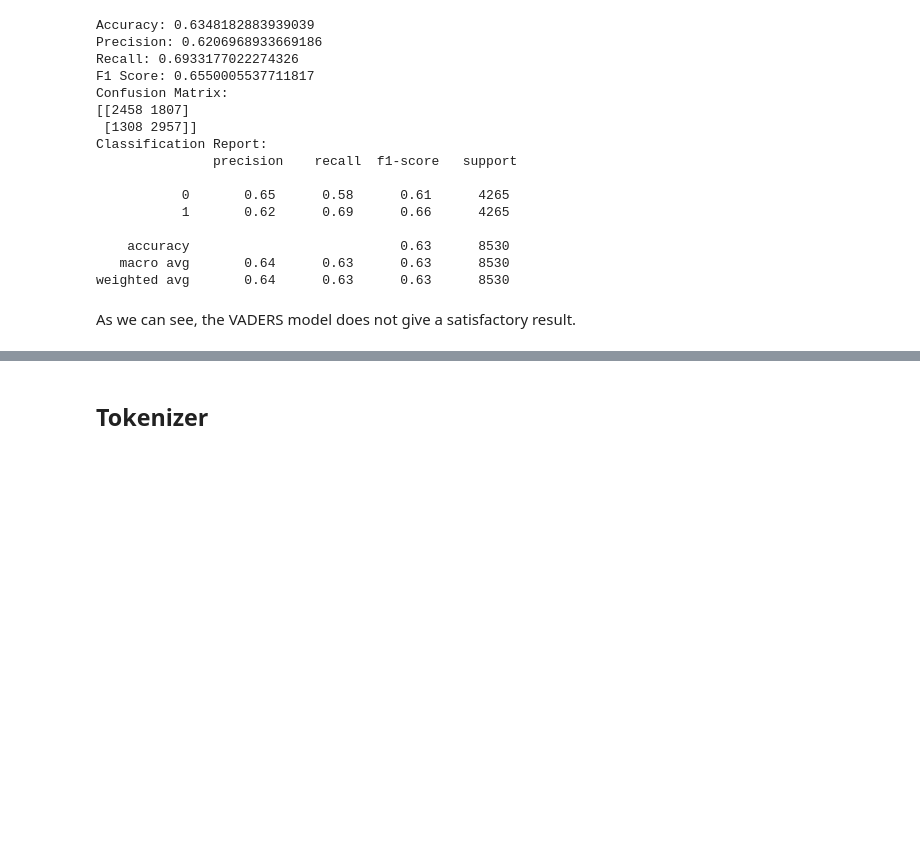
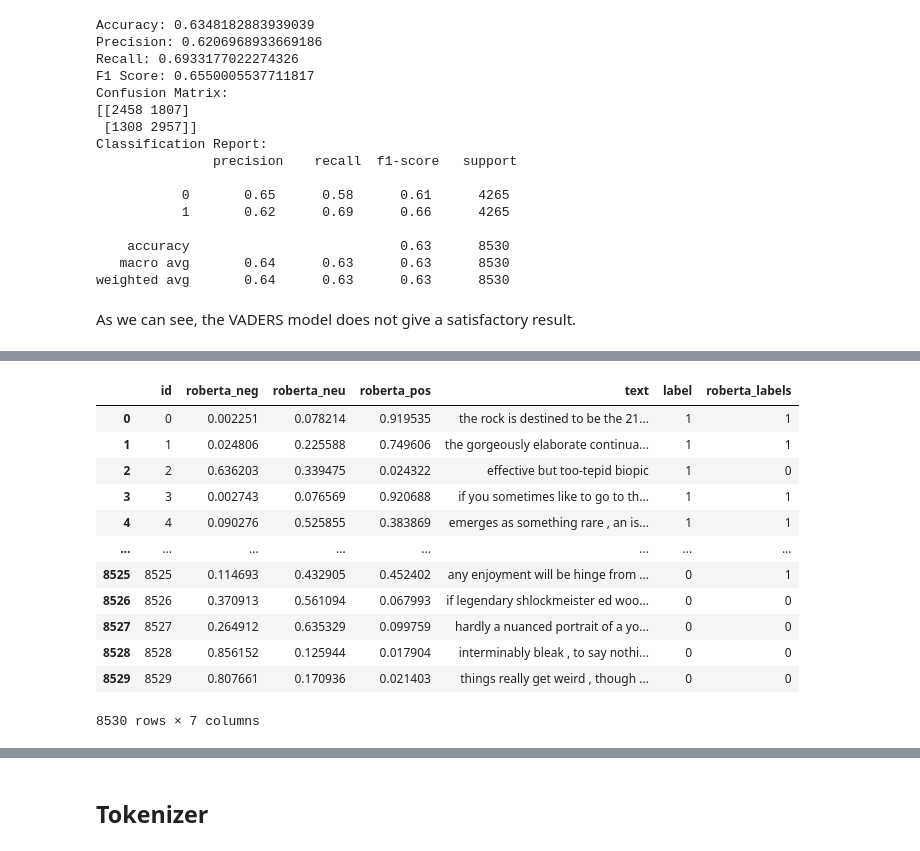
Before and after one commit to AnaqiAmir/Rotten-Tomatoes-Sentiment-Analyst, a Jupyter notebook: analysis.ipynb, the cells around one changed output, grey strips where cells are left out. Drawn from its saved outputs; the diff is of its cells as text; code cells hidden in the pictures; blank space fills up the shorter version.

Commit message:
feat: add roberta model

```diff
--- a/analysis.ipynb
+++ b/analysis.ipynb
@@ -254,0 +251,13 @@ As we can see, the VADERS model does not give a satisfactory result.
+# %%
+# Function to get polarity scores using Roberta model
+def polarity_scores_roberta(example):
+    encoded_text = tokenizer(example, return_tensors='pt')
+    output = model(**encoded_text)
+    scores = output[0][0].detach().numpy()
+    scores = softmax(scores)
+    scores_dict = {
+        'roberta_neg' : scores[0],
+        'roberta_neu' : scores[1],
+        'roberta_pos' : scores[2]
+    }
+    return scores_dict
@@ -254,0 +280,11 @@ As we can see, the VADERS model does not give a satisfactory result.
+# %%
+# Running the model on the entire train_df dataset
+res = {}
+for index, row in tqdm(train_df.iterrows(), total=len(train_df)):
+    try:
+        text = row['text']
+        myid = row['id']
+        roberta_result = polarity_scores_roberta(text)
+        res[myid] = roberta_result
+    except RuntimeError:
+        print(f'Broke for id {myid}')
@@ -254,0 +293,6 @@ As we can see, the VADERS model does not give a satisfactory result.
+# %%
+# Displaying the result in a dataframe format
+roberta = pd.DataFrame(res).T
+roberta = roberta.reset_index().rename(columns={'index': 'id'})
+roberta = roberta.merge(train_df, how='inner', left_on='id', right_on='id')
+roberta
@@ -254,0 +313,27 @@ As we can see, the VADERS model does not give a satisfactory result.
+# %%
+# Assigning labels based on VADERS results
+roberta_labels = {}
+for index, row in tqdm(roberta.iterrows(), total=len(roberta)):
+    if row['roberta_pos'] > row['roberta_neg']:
+        label = 1
+    else:
+        label = 0
+
+    roberta_labels[index] = label
+# %%
+roberta['roberta_labels'] = pd.Series(roberta_labels)
+roberta
+# %% [output]
+|  | id | roberta_neg | roberta_neu | roberta_pos | text | label | roberta_labels |
+| 0 | 0 | 0.002251 | 0.078214 | 0.919535 | the rock is destined to be the 21... | 1 | 1 |
+| 1 | 1 | 0.024806 | 0.225588 | 0.749606 | the gorgeously elaborate continua... | 1 | 1 |
+| 2 | 2 | 0.636203 | 0.339475 | 0.024322 | effective but too-tepid biopic | 1 | 0 |
+| 3 | 3 | 0.002743 | 0.076569 | 0.920688 | if you sometimes like to go to th... | 1 | 1 |
+| 4 | 4 | 0.090276 | 0.525855 | 0.383869 | emerges as something rare , an is... | 1 | 1 |
+| ... | ... | ... | ... | ... | ... | ... | ... |
+| 8525 | 8525 | 0.114693 | 0.432905 | 0.452402 | any enjoyment will be hinge from ... | 0 | 1 |
+| 8526 | 8526 | 0.370913 | 0.561094 | 0.067993 | if legendary shlockmeister ed woo... | 0 | 0 |
+| 8527 | 8527 | 0.264912 | 0.635329 | 0.099759 | hardly a nuanced portrait of a yo... | 0 | 0 |
+| 8528 | 8528 | 0.856152 | 0.125944 | 0.017904 | interminably bleak , to say nothi... | 0 | 0 |
+| 8529 | 8529 | 0.807661 | 0.170936 | 0.021403 | things really get weird , though ... | 0 | 0 |
+8530 rows × 7 columns
```
Also changed, not shown: parts of 7 cells of this notebook.
